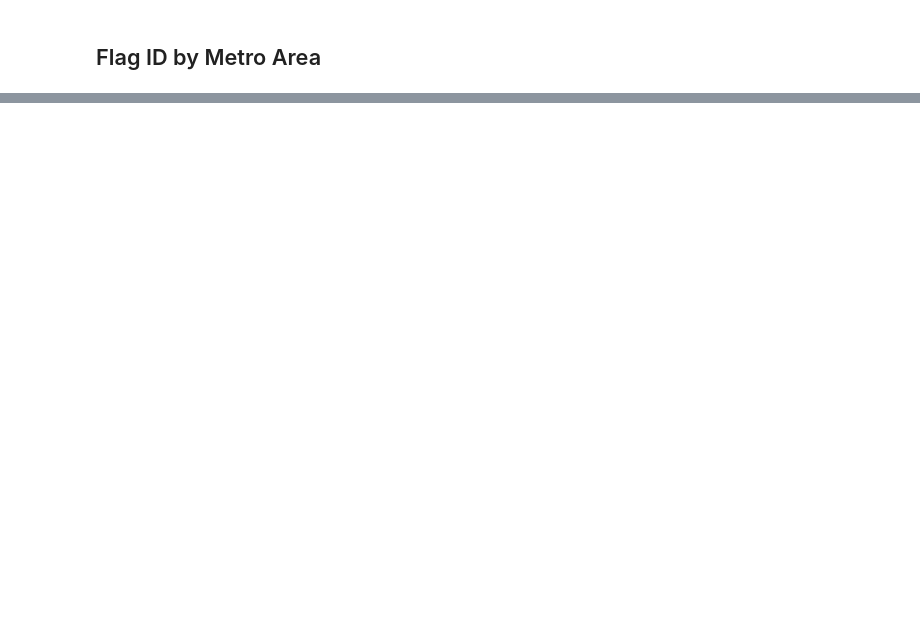
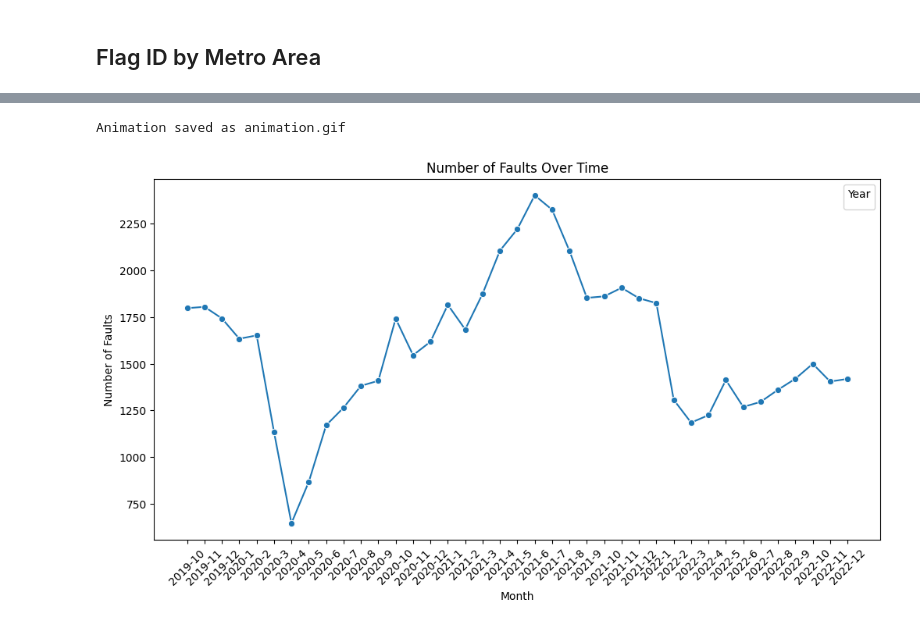
Before and after one commit to atunison3/milestone_ii, a Jupyter notebook: unsupervised_sarnowicz/explore_flagid.ipynb, the cells around one changed output, grey strips where cells are left out. Drawn from its saved outputs; the diff is of its cells as text; code cells hidden in the pictures; blank space fills up the shorter version.

Commit message:
update exploration for flag id

```diff
--- a/unsupervised_sarnowicz/explore_flagid.ipynb
+++ b/unsupervised_sarnowicz/explore_flagid.ipynb
@@ -68,0 +175,3 @@ combined_df.head()
+# %%
+combined_df = clean_dataset(combined_df)
+combined_df.head()
@@ -199,0 +317,2 @@ Remove end_soc - start_soc which are negative
+# %%
+combined_df_known_faults = filter_known_faults(combined_df)
@@ -199,0 +354,45 @@ Remove end_soc - start_soc which are negative
+# %%
+import imageio.v2 as imageio
+import os
+import re
+
+# Specify the directory containing your PNG images
+image_dir = "./maps"
+
+# List all PNG files in the directory
+images = []
+files = os.listdir(image_dir)
+files = sorted(files, key=lambda x: (int(re.search(r'(\d{4})', x).group()), int(re.search(r'Q(\d)', x).group(1))))
+for file_name in files:
+    if file_name.endswith('.png'):
+        file_path = os.path.join(image_dir, file_name)
+        images.append(imageio.imread(file_path))
+
+# Save the images as a GIF
+output_path = "animation.gif"
+imageio.mimsave(output_path, images, fps=1, loop=0)  # Increase the duration and set loop to 0 for infinite loop
+print(f"Animation saved as {output_path}")
+# %% [output]
+Animation saved as animation.gif
+# %%
+# Group by year and month and count the number of faults
+faults_over_time = combined_df_known_faults[combined_df_known_faults.flag_id != 0].groupby(['year', 'month']).flag_id.count().reset_index()
+
+# Rename columns for clarity
+faults_over_time.columns = ['Year', 'Month', 'Number of Faults']
+
+# Plot the data
+plt.figure(figsize=(12, 6))
+# Create a new column for Year-Month
+faults_over_time['Year-Month'] = faults_over_time['Year'].astype(str) + '-' + faults_over_time['Month'].astype(str)
+
+# Plot the data
+sns.lineplot(data=faults_over_time, x='Year-Month', y='Number of Faults', marker='o')
+plt.xticks(rotation=45)
+plt.title('Number of Faults Over Time')
+plt.xlabel('Month')
+plt.ylabel('Number of Faults')
+plt.legend(title='Year')
+plt.show()
+# %% [output]
+[figure, added]
```
Also changed, not shown: parts of 16 cells of this notebook.
